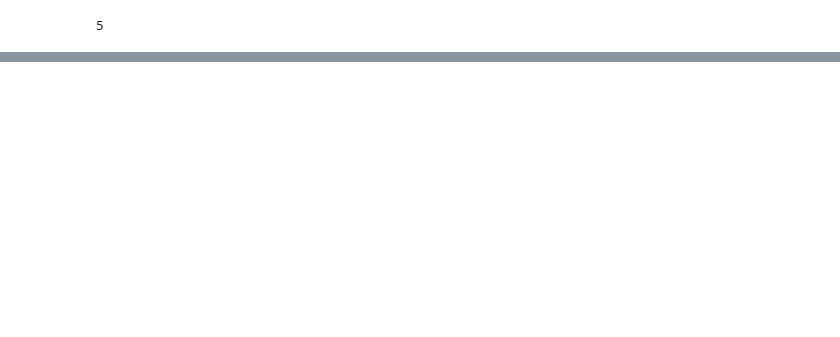
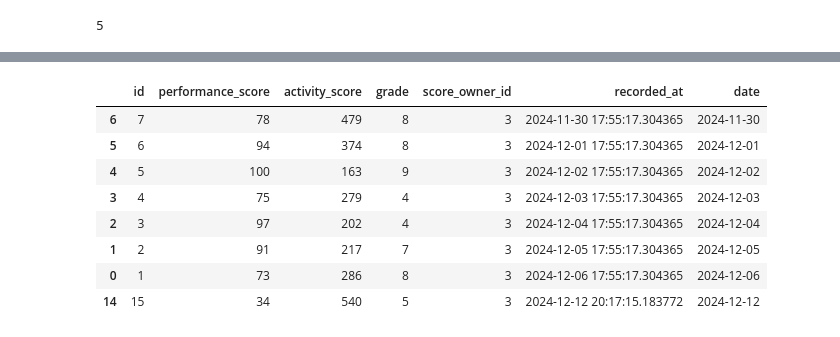
Before and after one commit to TOTO-TOILET/climb_log, a Jupyter notebook: data.ipynb, the cells around one changed output, grey strips where cells are left out. Saved outputs shown, nothing was run; the diff lists cells and outputs as text; code cells hidden in the pictures; blank space fills up the shorter version.

```diff
--- a/data.ipynb
+++ b/data.ipynb
@@ -362,0 +368,12 @@ np.int64(23)
+# %%
+score_and_caroly(3)
+# %% [output]
+|  | id | performance_score | activity_score | grade | score_owner_id | recorded_at | date |
+| 6 | 7 | 78 | 479 | 8 | 3 | 2024-11-30 17:55:17.304365 | 2024-11-30 |
+| 5 | 6 | 94 | 374 | 8 | 3 | 2024-12-01 17:55:17.304365 | 2024-12-01 |
+| 4 | 5 | 100 | 163 | 9 | 3 | 2024-12-02 17:55:17.304365 | 2024-12-02 |
+| 3 | 4 | 75 | 279 | 4 | 3 | 2024-12-03 17:55:17.304365 | 2024-12-03 |
+| 2 | 3 | 97 | 202 | 4 | 3 | 2024-12-04 17:55:17.304365 | 2024-12-04 |
+| 1 | 2 | 91 | 217 | 7 | 3 | 2024-12-05 17:55:17.304365 | 2024-12-05 |
+| 0 | 1 | 73 | 286 | 8 | 3 | 2024-12-06 17:55:17.304365 | 2024-12-06 |
+| 14 | 15 | 34 | 540 | 5 | 3 | 2024-12-12 20:17:15.183772 | 2024-12-12 |
```
Also changed, not shown: parts of 10 cells of this notebook, 4 other files.
